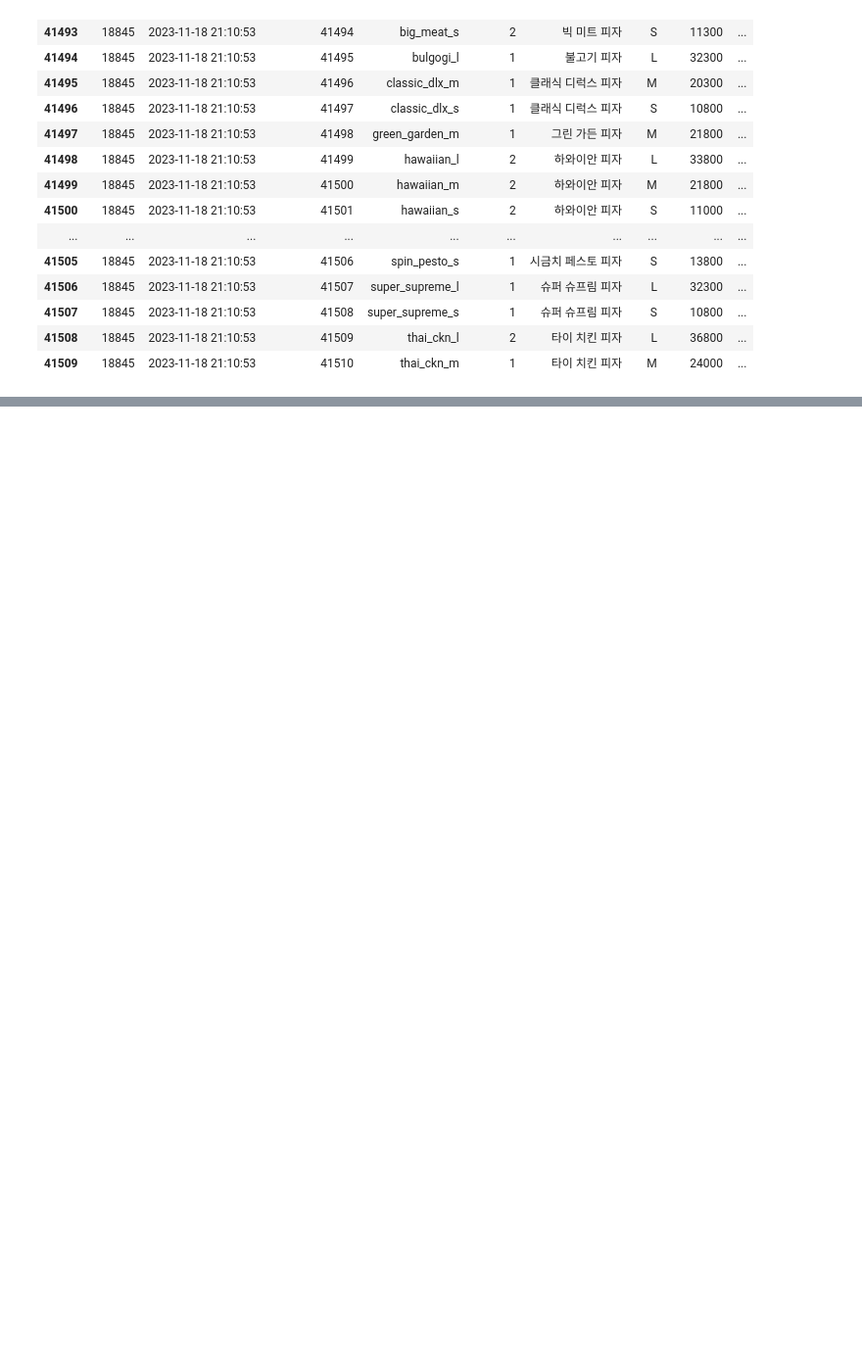
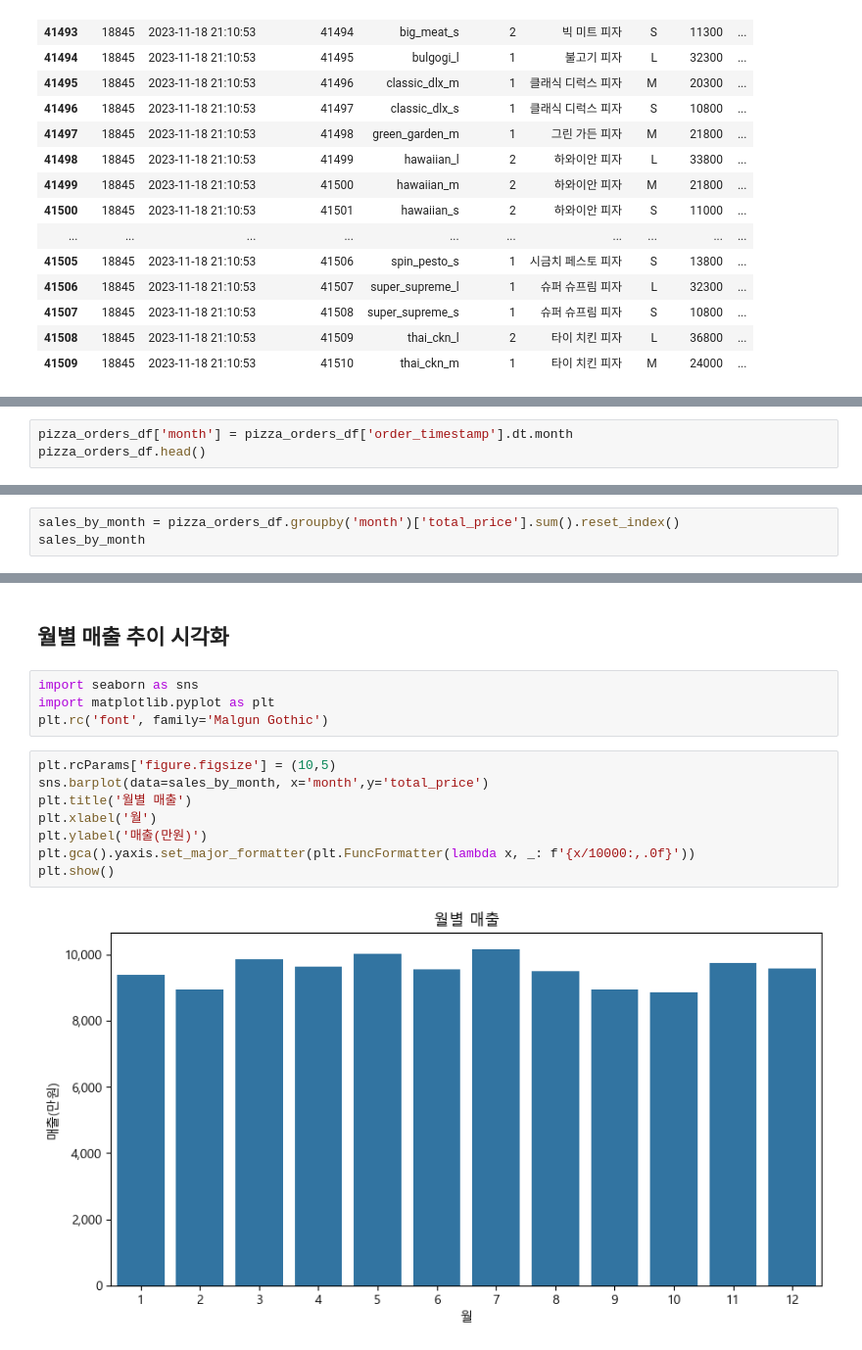
Before and after one commit to changdoong/learning-projects, a Jupyter notebook: pizza_df/pizza_df.ipynb, the cells around one changed output, grey strips where cells are left out. Shown at 98% size. Cells and saved outputs as stored; diff of their text form; blank space fills up the shorter version.

```diff
--- a/pizza_df/pizza_df.ipynb
+++ b/pizza_df/pizza_df.ipynb
@@ -235,0 +235,3 @@ pizza_orders_df[pizza_orders_df['order_id'] == 18845]
+# %%
+pizza_orders_df['month'] = pizza_orders_df['order_timestamp'].dt.month
+pizza_orders_df.head()
@@ -235,0 +247,3 @@ pizza_orders_df[pizza_orders_df['order_id'] == 18845]
+# %%
+sales_by_month = pizza_orders_df.groupby('month')['total_price'].sum().reset_index()
+sales_by_month
@@ -235,0 +264,16 @@ pizza_orders_df[pizza_orders_df['order_id'] == 18845]
+# %% [markdown]
+## 월별 매출 추이 시각화
+# %%
+import seaborn as sns
+import matplotlib.pyplot as plt
+plt.rc('font', family='Malgun Gothic')
+# %%
+plt.rcParams['figure.figsize'] = (10,5)
+sns.barplot(data=sales_by_month, x='month',y='total_price')
+plt.title('월별 매출')
+plt.xlabel('월')
+plt.ylabel('매출(만원)')
+plt.gca().yaxis.set_major_formatter(plt.FuncFormatter(lambda x, _: f'{x/10000:,.0f}'))
+plt.show()
+# %% [output]
+[figure, added]
```
Also changed, not shown: parts of 21 cells of this notebook.
